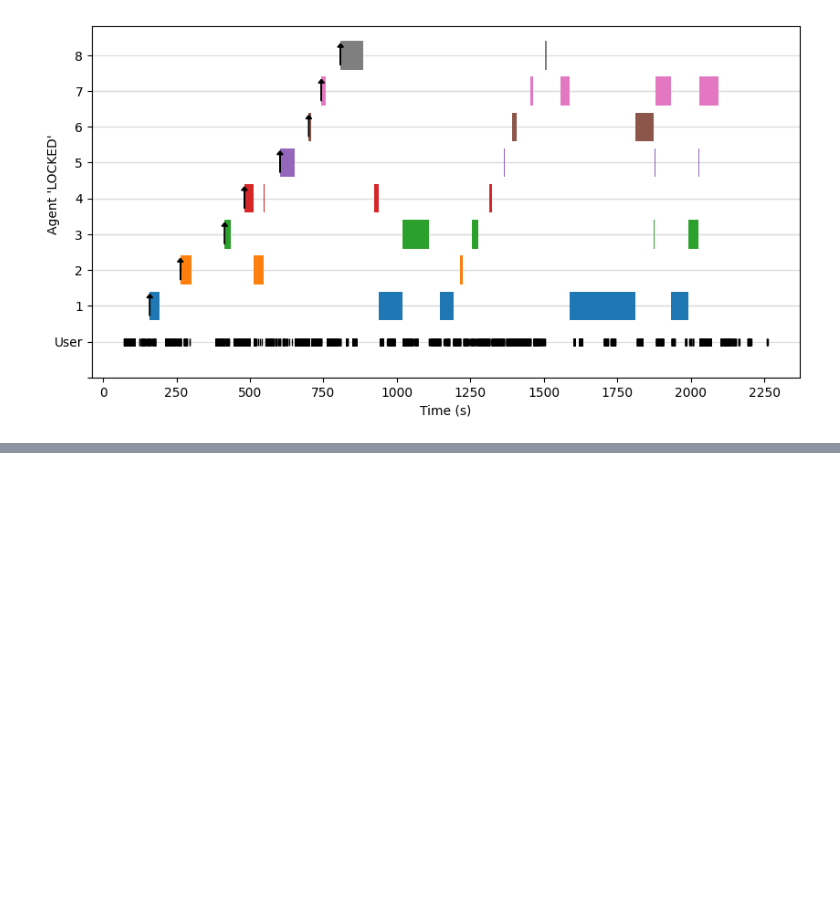
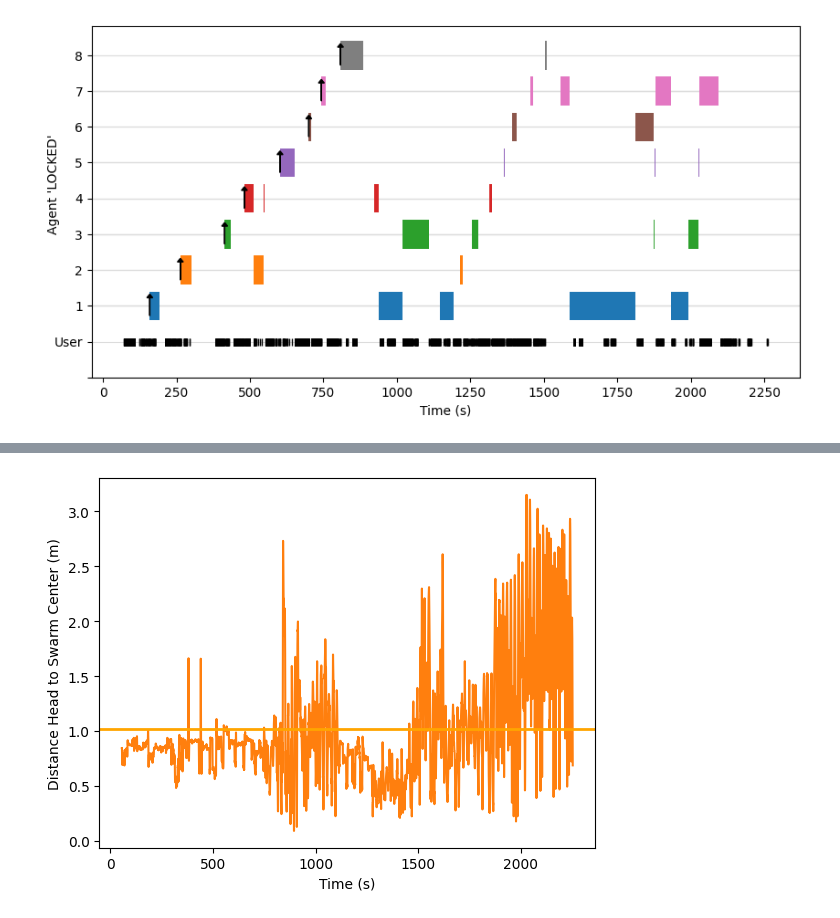
Before and after one commit to pedro-lucas-bravo/master_thesis_data_analysis, a Jupyter notebook: 7-users.ipynb, the cells around one changed output, grey strips where cells are left out. Drawn from its saved outputs; the diff is of its cells as text; code cells hidden in the pictures; blank space fills up the shorter version.

```diff
--- a/7-users.ipynb
+++ b/7-users.ipynb
@@ -399,0 +499,10 @@ plt.show()
+# %%
+agents_merge_info = pd.DataFrame(agents_info[0])
+agents_merge_info = agents_merge_info.astype({'time':'int'})
+agents_merge_info = agents_merge_info.rename(columns={"state" : "state_0", "x" : "x_0", "y" : "y_0", "z" : "z_0"})
+for i in range (1, agents_size):
+    agents_df = pd.DataFrame(agents_info[i])
+    agents_df = agents_df.astype({'time':'int'})
+    agents_df = agents_df.rename(columns={"time": "timex", "state" : "state_" + str(i), "x" : "x_" + str(i), "y" : "y_" + str(i), "z" : "z_" + str(i)})
+    agents_merge_info = pd.merge_asof(agents_merge_info, agents_df, left_on='time', right_on='timex')
+    agents_merge_info = agents_merge_info.drop(columns=['timex'])
@@ -399,0 +565,31 @@ plt.show()
+# %%
+agent_df = pd.DataFrame(agents_centers)
+lastAgentIndex = 0
+distance_holo_agent = []
+time_dist_holo_agent = []
+for index, row in holo_posdir_data.iterrows():
+    holo_x = float(row[3])
+    holo_y = float(row[4])
+    holo_z = float(row[5])
+    holo_pos = np.array([holo_x, holo_y, holo_z])
+    agent_time, lastAgentIndex = getCloserPos(float(row[0]), lastAgentIndex, agent_df)
+    agent_row = agent_df.iloc[lastAgentIndex]
+    agent_x = float(agent_row[1])
+    agent_y = float(agent_row[2])
+    agent_z = float(agent_row[3])
+    agent_pos = np.array([agent_x, agent_y, agent_z])
+    distance_holo_agent.append(np.linalg.norm(agent_pos - holo_pos))
+    time_dist_holo_agent.append(float(row[0]))
+time_dist_holo_agent = (np.array(time_dist_holo_agent) - startTime) * 0.001
+distance_holo_agent_m = np.array(distance_holo_agent) * 0.001
+# %%
+dist_mean = np.mean(distance_holo_agent_m)
+
+plt.figure()
+plt.plot(time_dist_holo_agent, distance_holo_agent_m, zorder = -1, color = 'tab:orange')
+plt.axhline(dist_mean, linewidth=2, color='orange', zorder = 0)
+plt.xlabel('Time (s)')
+plt.ylabel('Distance Head to Swarm Center (m)')
+plt.show()
+# %% [output]
+[figure, added]
```
Also changed, not shown: parts of 9 cells of this notebook, 1 other file.
